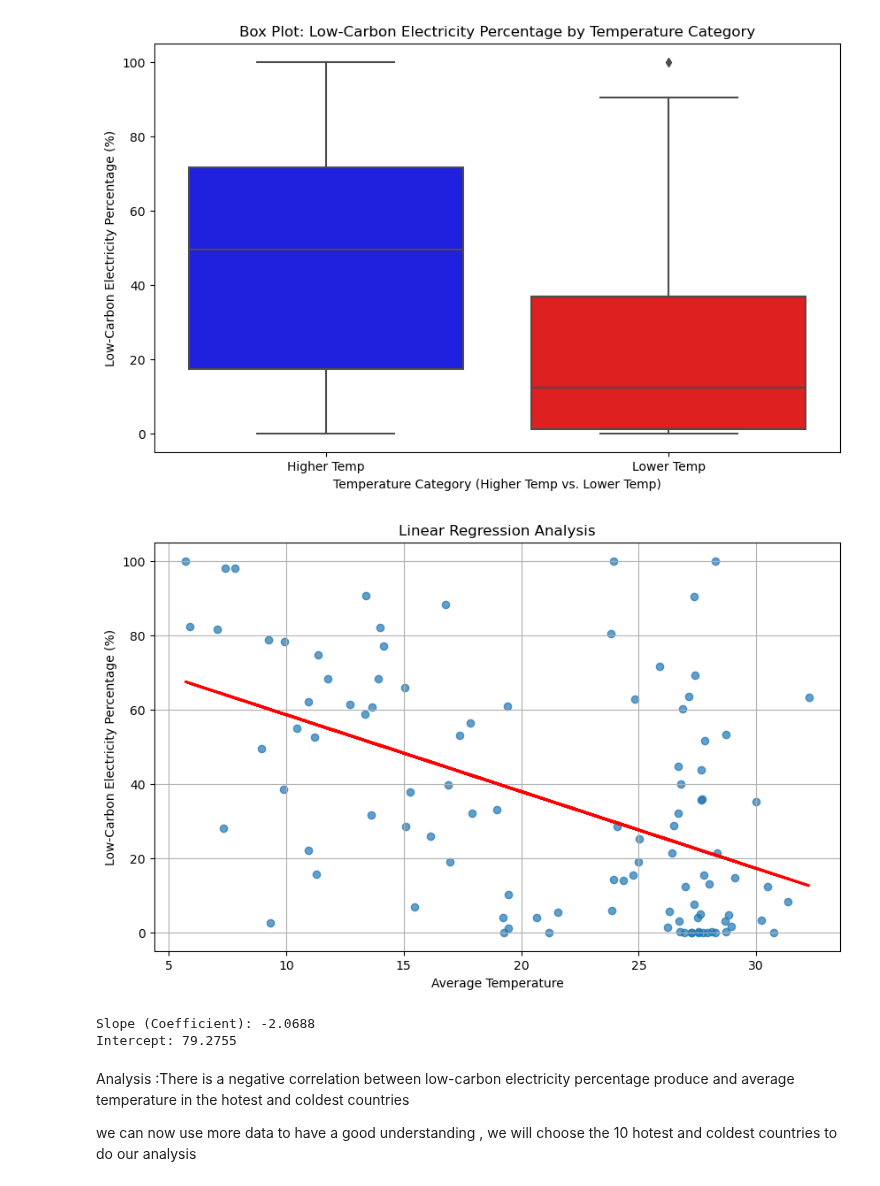
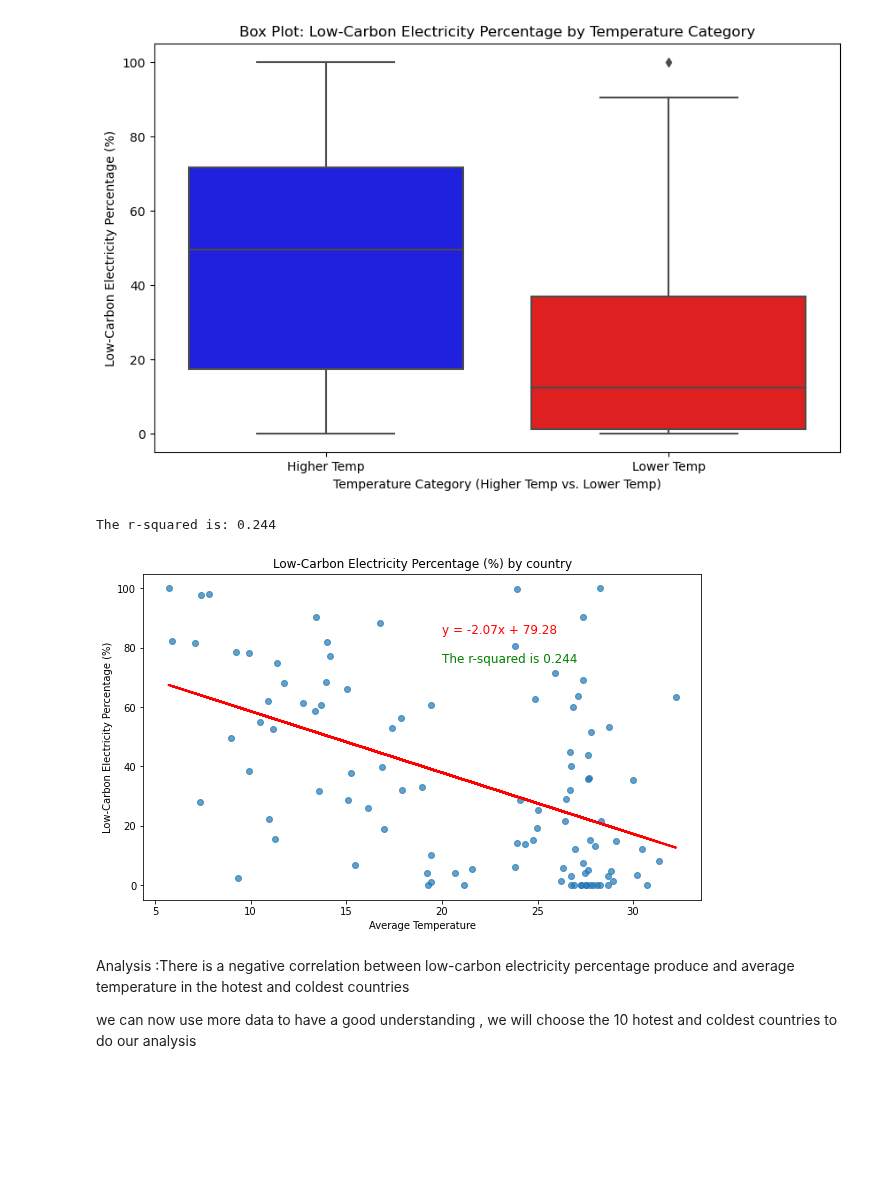
Before and after one commit to yosieph/Project1, a Jupyter notebook: project1.ipynb, the cells around one changed output. Saved outputs shown, nothing was run; the diff lists cells and outputs as text; code cells hidden in the pictures; blank space fills up the shorter version.

```diff
--- a/project1.ipynb
+++ b/project1.ipynb
@@ -348,38 +349,29 @@ plt.savefig("output_data/LC-Electricity(%)&Temperature-BoxPlot.png")
 plt.show()
 # %% [output]
 [figure]
-# %%
-X = main_data['Average Temp']
-y = main_data['Low-carbon electricity (% electricity)']
-
-# Calculate the coefficients (slope and intercept) using numpy's polyfit
-coefficients = np.polyfit(X, y, deg=1)
-
-# Create the regression line
-regression_line = coefficients[0] * X + coefficients[1]
-
-# Plot the main_data points and the regression line
-plt.figure(figsize=(10, 6))
-plt.scatter(X, y, alpha=0.7)
-plt.plot(X, regression_line, color='red', linewidth=2)
-plt.xlabel('Average Temperature')
-plt.ylabel('Low-Carbon Electricity Percentage (%)')
-plt.title('Low-Carbon Electricity Percentage (%) by country')
-plt.grid(True)
-
-# Save the figure
-plt.savefig("output_data/LC-Electricity(%)&Temperature-linear-regression.png")
-
-plt.show()
-
-# Print the coefficients
-slope, intercept = coefficients
-print(f'Slope (Coefficient): {slope:.4f}')
-print(f'Intercept: {intercept:.4f}')
-# %% [output]
-[figure, removed]
-Slope (Coefficient): -2.0688
-Intercept: 79.2755
+# %%
+Temp = main_data['Average Temp']
+LC = main_data['Low-carbon electricity (% electricity)']
+
+d_slope, d_int, d_r, d_p, d_std_err = stats.linregress(Temp, LC)
+line_eq = d_fit = d_slope * Temp + d_int
+line_eq = "y = " + str(round(d_slope,2)) + "x + " + str(round(d_int,2))
+rsquared = 'The r-squared is ' + str(round(d_r**2,3))
+print(f"The r-squared is: {str(round(d_r**2,3))}")
+plt.figure(figsize=(10, 6))
+plt.scatter(Temp,LC,alpha=0.7)
+plt.plot(Temp,d_fit, color='red', linewidth=2)
+plt.annotate(line_eq, (20, 85), fontsize=12, color="red")
+plt.annotate(rsquared, (20, 75), fontsize=12, color='green')
+
+# Plot the main_data points and the regression line
+plt.xlabel('Average Temperature')
+plt.ylabel('Low-Carbon Electricity Percentage (%)')
+plt.title('Low-Carbon Electricity Percentage (%) by country')
+plt.show()
+# %% [output]
+The r-squared is: 0.244
+[figure, added]
 # %% [markdown]
 Analysis :There is a negative correlation between low-carbon electricity percentage produce and average temperature in the hotest and coldest countries
 
```
Also changed, not shown: parts of 11 cells of this notebook, 5 other files.
